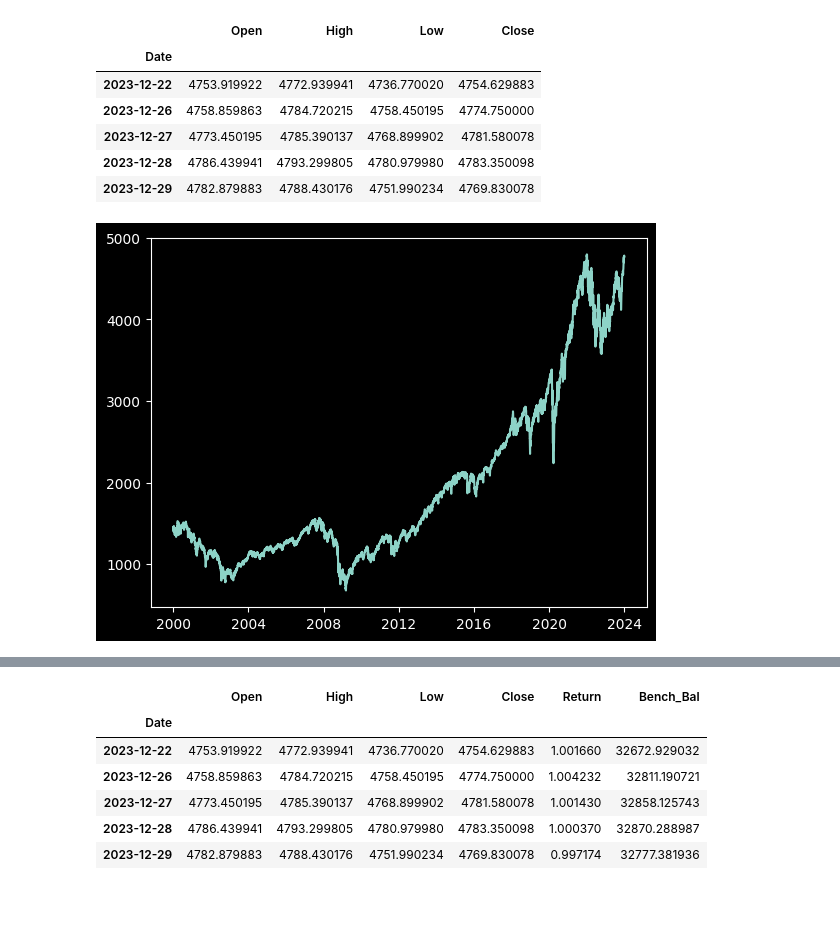
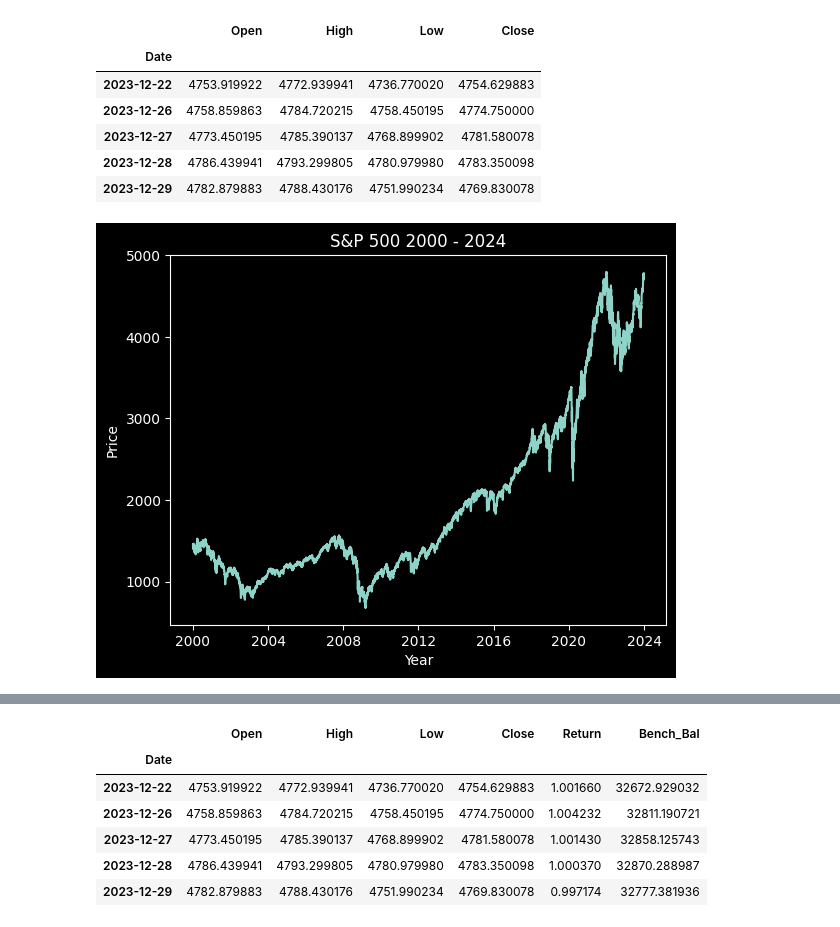
Before and after one commit to kasmaslrn/buy_the_dip, a Jupyter notebook: close_near_low_backtest.ipynb, the cells around one changed output, grey strips where cells are left out. Cells and saved outputs as stored; diff of their text form; code cells hidden in the pictures; blank space fills up the shorter version.

```diff
--- a/close_near_low_backtest.ipynb
+++ b/close_near_low_backtest.ipynb
@@ -50,7 +50,12 @@ price.tail()
 # %%
 # plot chart
 plt.style.use('dark_background')
 plt.plot(price.Close)
+
+plt.title('S&P 500 2000 - 2024')
+plt.xlabel('Year')
+plt.ylabel('Price')
+
 plt.show()
 # %% [output]
-[figure, old version]
+[figure, new version]
```
Also changed, not shown: parts of 9 cells of this notebook, 5 other files.
